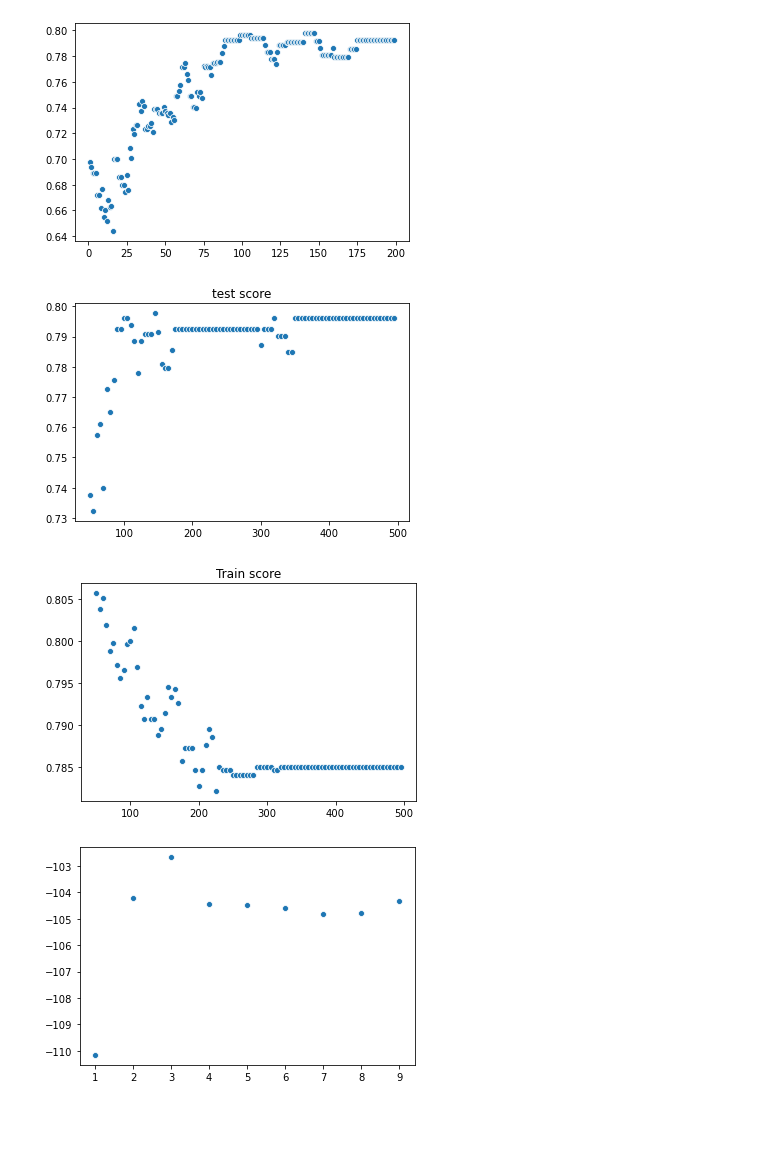
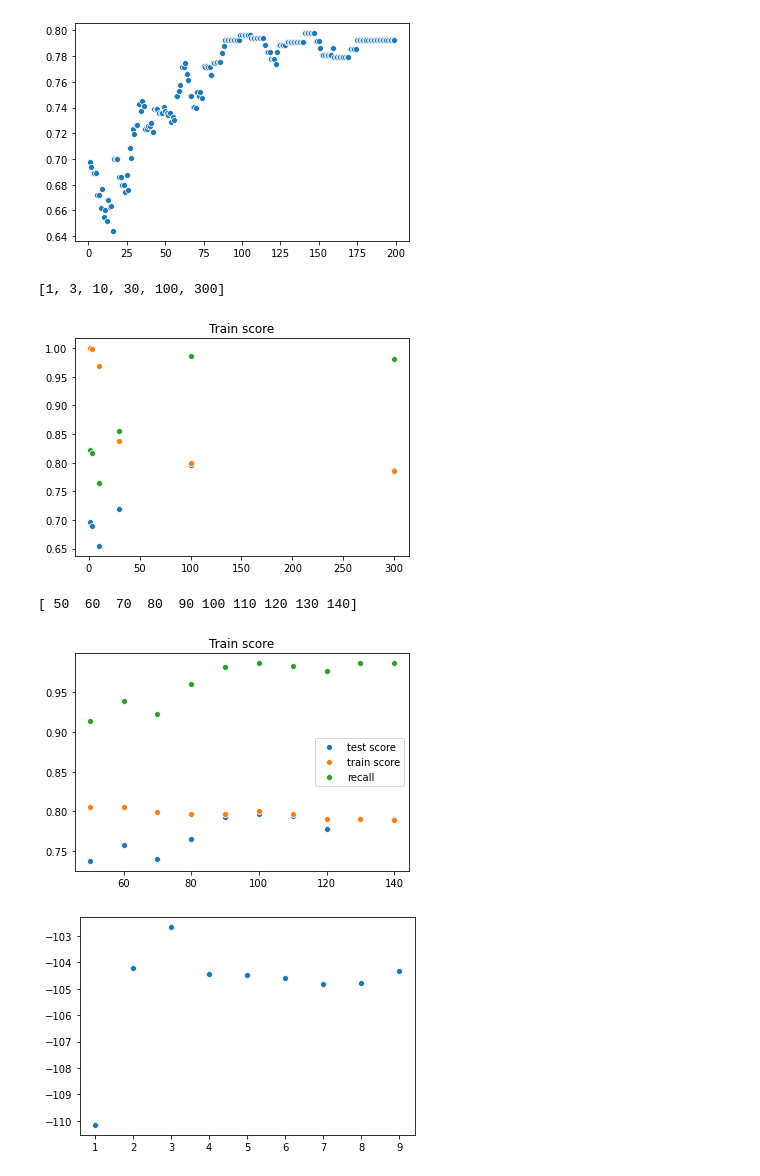
Before and after one commit to tnankie/Project-Daybreak, a Jupyter notebook: Stats.ipynb, the cells around one changed output. Cells and saved outputs as stored; diff of their text form; code cells hidden in the pictures; blank space fills up the shorter version.

```diff
--- a/Stats.ipynb
+++ b/Stats.ipynb
@@ -563,9 +563,11 @@ finally ensemble method.
 # %%
 from sklearn.model_selection import cross_val_score
 from sklearn.tree import DecisionTreeClassifier
+from sklearn.metrics import recall_score
 plot_x = range(1,15)
 scores = []
 test = []
+recall = []
 for k in plot_x:
     clf = DecisionTreeClassifier(max_depth = k, random_state=42)
 #cross_val_score(clf, iris.data, iris.target, cv=10)
@@ -574,6 +576,10 @@ for k in plot_x:
     clf.score(x_test, y_test)
     scores.append(clf.score(x_train, y_train))
     test.append(clf.score(x_test, y_test))
+    y_pred = clf.predict(x_test)
+    recall.append(recall_score(y_test, y_pred))
+
+
 sns.scatterplot(x= plot_x, y = scores)
 plt.title("Decission Tree train scores v's depth")
 plt.xlabel("Tree depth")
@@ -582,5 +588,6 @@ sns.scatterplot(x= plot_x, y = test)
 plt.title("Decission Tree scores v's depth")
 plt.xlabel("Tree depth")
 plt.ylabel("score")
+sns.scatterplot(x=plot_x, y=recall)
 plt.show()
 # %% [output]
@@ -597,20 +604,23 @@ tree_count = [1,5,10,50,100,300,500]
 for z in tree_count:
     scores = []
     test = []
+    recall = []
     for k in plot_x:
         clf = GradientBoostingClassifier(n_estimators=z, max_depth = k, random_state=42)
 #cross_val_score(clf, iris.data, iris.target, cv=10)
 
         clf.fit(x_train, y_train)
         clf.score(x_test, y_test)
+        y_pred = clf.predict(x_test)
         scores.append(clf.score(x_train, y_train))
         test.append(clf.score(x_test, y_test))
+        recall.append(recall_score(y_test, y_pred))
     sns.scatterplot(x= plot_x, y = scores)
     plt.title(str("gradient boosting train scores v's depth for" + str(z)+ "trees"))
     plt.xlabel("Tree depth")
     plt.ylabel("training score")
     sns.scatterplot(x= plot_x, y = test)
-
+    sns.scatterplot(x= plot_x, y= recall)
     plt.xlabel("Tree depth")
     plt.ylabel("score")
     plt.show()
@@ -625,9 +635,11 @@ for z in tree_count:
 # %%
 from sklearn.model_selection import GridSearchCV
 from sklearn.ensemble import GradientBoostingClassifier
-parameters = {"n_estimators":[1,1000],"max_depth":[1,20]}
+nrange = np.logspace(0,3,10)
+drange = arange(1,10,1)
+parameters = {"n_estimators":nrange,"max_depth":drange}
 clf = GradientBoostingClassifier(random_state=42)
-grid = GridSearchCV(clf, parameters)
+grid = GridSearchCV(clf, parameters, scoring="recall", cv =)
 grid.fit(x_train, y_train)
 
 grid.cv_results_.keys()
@@ -682,25 +700,58 @@ plt.show()
 # %%
 from sklearn.neighbors import KNeighborsClassifier
 scores = []
 train = []
-plot_x = range(50,500,5)
+recall = []
+
+plot_x = [1,3,10,30,100,300]
+print(plot_x)
 for k in plot_x:
     neigh = KNeighborsClassifier(n_neighbors=k)
 
     neigh.fit(x_train, y_train)
+    y_pred = neigh.predict(x_test)
 
     #print(neigh.score(x_test, y_test), "with,", k,"neighbours")
     scores.append(neigh.score(x_test, y_test))
     train.append(neigh.score(x_train, y_train))
+    recall.append(recall_score(y_test, y_pred))
 sns.scatterplot(x=plot_x, y =scores)
 plt.title("Test score")
-plt.show()
 sns.scatterplot(x=plot_x, y=train)
 plt.title("Train score")
+sns.scatterplot(x=plot_x, y = recall)
 plt.show()
 # %% [output]
+[1, 3, 10, 30, 100, 300]
-[figure, old version]
+[figure, new version]
-[figure, removed]
+# %%
+from sklearn.neighbors import KNeighborsClassifier
+scores = []
+train = []
+recall = []
+
+plot_x = np.arange(50,150,10)
+print(plot_x)
+for k in plot_x:
+    neigh = KNeighborsClassifier(n_neighbors=k)
+
+    neigh.fit(x_train, y_train)
+    y_pred = neigh.predict(x_test)
+
+    #print(neigh.score(x_test, y_test), "with,", k,"neighbours")
+    scores.append(neigh.score(x_test, y_test))
+    train.append(neigh.score(x_train, y_train))
+    recall.append(recall_score(y_test, y_pred))
+sns.scatterplot(x=plot_x, y =scores)
+plt.title("Test score")
+sns.scatterplot(x=plot_x, y=train)
+sns.scatterplot(x=plot_x, y = recall)
+plt.title("Train score")
+plt.legend(labels = ["test score", "train score", "recall"])
+plt.show()
+# %% [output]
+[ 50  60  70  80  90 100 110 120 130 140]
+[figure, added]
 # %%
 from sklearn.mixture import GaussianMixture
 scores = []
```
Also changed, not shown: parts of 7 cells of this notebook.
